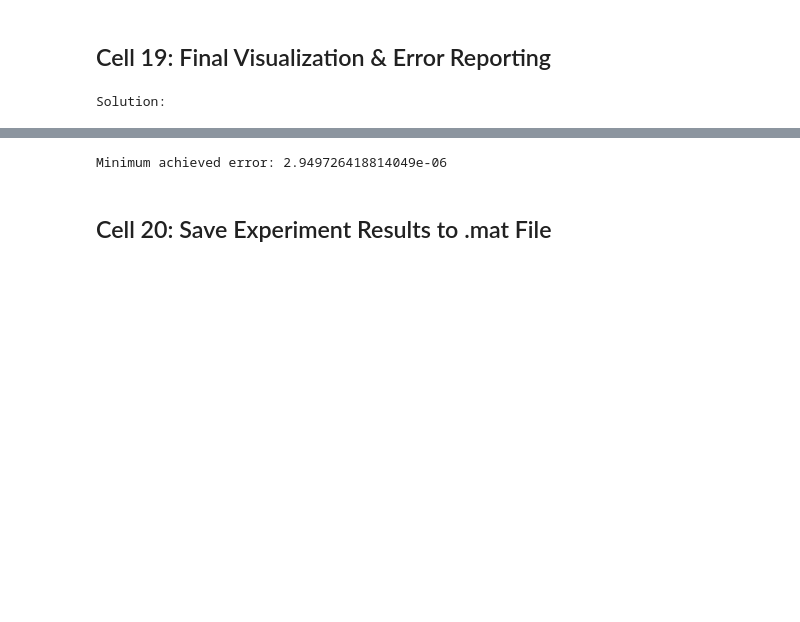
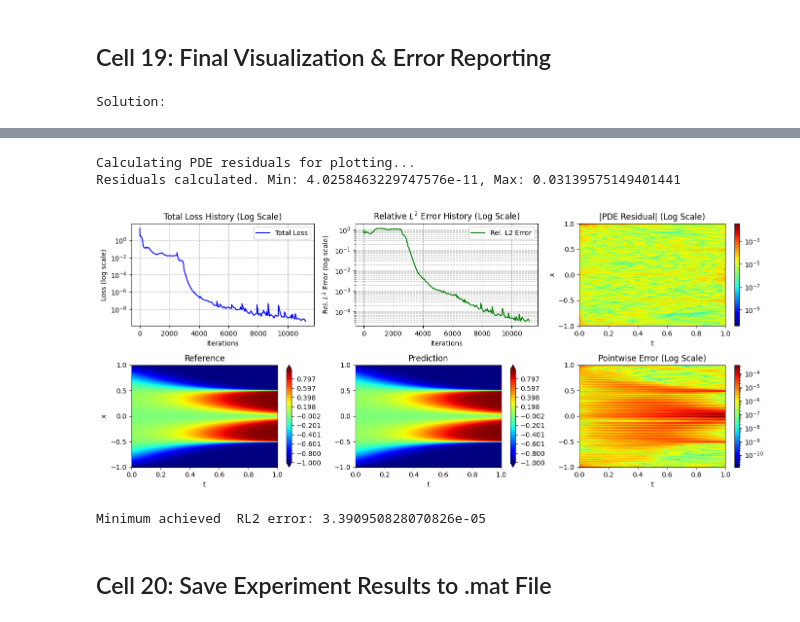
Before and after one commit to jdtoscano94/ATHENA_Code, a Jupyter notebook: Documents/codes/SciML/Playground/PINNs_clean.ipynb, the cells around one changed output, grey strips where cells are left out. Cells and saved outputs as stored; diff of their text form; code cells hidden in the pictures; blank space fills up the shorter version.

```diff
--- a/Documents/codes/SciML/Playground/PINNs_clean.ipynb
+++ b/Documents/codes/SciML/Playground/PINNs_clean.ipynb
@@ -786,7 +717,62 @@ plt.show()
-# %%
-print('Minimum achieved error:',np.nanmin(all_errors))
-# %% [output]
-Minimum achieved error: 2.949726418814049e-06
+# %%
+fig, axes = plt.subplots(2, 3, figsize=(14, 6))
+ax_tl = axes[0, 0]
+ax_tl.plot(all_its, all_loss, label='Total Loss', color='blue')
+ax_tl.set_yscale('log')
+ax_tl.set_title('Total Loss History (Log Scale)')
+ax_tl.set_xlabel('Iterations')
+ax_tl.set_ylabel('Loss (log scale)')
+ax_tl.grid(True, which="both", ls="--")
+ax_tl.legend()
+ax_tm = axes[0, 1]
+ax_tm.plot(all_its, all_errors, label='Rel. L2 Error', color='green')
+ax_tm.set_yscale('log')
+ax_tm.set_title('Relative $L^2$ Error History (Log Scale)')
+ax_tm.set_xlabel('Iterations')
+ax_tm.set_ylabel('Rel. $L^2$ Error (log scale)')
+ax_tm.grid(True, which="both", ls="--")
+ax_tm.legend()
+ax_tr = axes[0, 2]
+print("Calculating PDE residuals for plotting...")
+res = PDE_residuals(current_params_for_eval, t, x, apply_fn)
+res_grid = jnp.abs(res.reshape(T.shape))
+print(f"Residuals calculated. Min: {res_grid.min()}, Max: {res_grid.max()}")
+res_log_norm = colors.LogNorm(vmin=res_grid.min()+1e-16, vmax=res_grid.max() + 1e-16)
+mesh_res = ax_tr.pcolormesh(T, X, res_grid, cmap='jet', norm=res_log_norm, shading='gouraud')
+fig.colorbar(mesh_res, ax=ax_tr)
+ax_tr.set_xlabel('t')
+ax_tr.set_ylabel('x')
+ax_tr.set_title('|PDE Residual| (Log Scale)')
+global_vmin = np.min([u, Exact0])
+global_vmax = np.max([u, Exact0])
+shared_levels = np.linspace(global_vmin, global_vmax, 500)
+ax_bl = axes[1, 0]
+contour1 = ax_bl.contourf(T, X, Exact0, cmap='jet', levels=shared_levels, extend='both')
+fig.colorbar(contour1, ax=ax_bl)
+ax_bl.set_xlabel('t')
+ax_bl.set_ylabel('x')
+ax_bl.set_title('Reference')
+ax_bm = axes[1, 1]
+contour2 = ax_bm.contourf(T, X, u, cmap='jet', levels=shared_levels, extend='both')
+fig.colorbar(contour2, ax=ax_bm)
+ax_bm.set_xlabel('t')
+ax_bm.set_title('Prediction')
+ax_br = axes[1, 2]
+error_data = np.abs(Exact0 - u)
+err_log_norm = colors.LogNorm(vmin=error_data.min()+1e-16, vmax=error_data.max() + 1e-16)
+mesh_err = ax_br.pcolormesh(T, X, error_data, cmap='jet', norm=err_log_norm, shading='gouraud')
+fig.colorbar(mesh_err, ax=ax_br)
+ax_br.set_xlabel('t')
+ax_br.set_title('Pointwise Error (Log Scale)')
+plt.tight_layout()
+plt.savefig('summary_all.png', dpi=150) # 150 DPI is a good balance for token size
+plt.show()
+print('Minimum achieved  RL2 error:',np.nanmin(all_errors))
+# %% [output]
+Calculating PDE residuals for plotting...
+Residuals calculated. Min: 4.0258463229747576e-11, Max: 0.03139575149401441
+[figure, added]
+Minimum achieved  RL2 error: 3.390950828070826e-05
 # %% [markdown]
 ## Cell 20: Save Experiment Results to .mat File
 # %%
```
Also changed, not shown: parts of 9 cells of this notebook, 10 other files.
